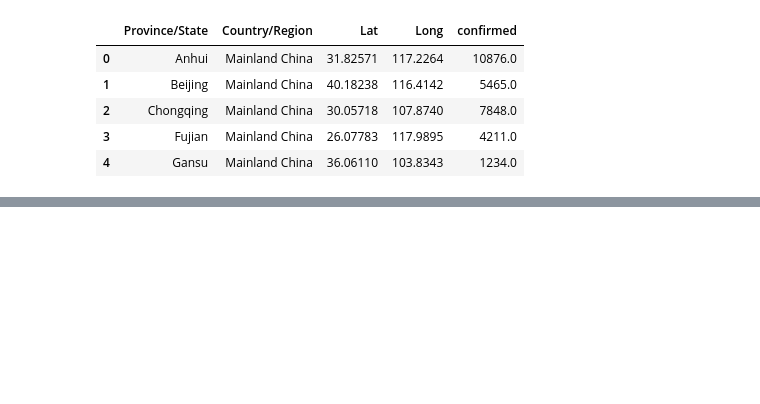
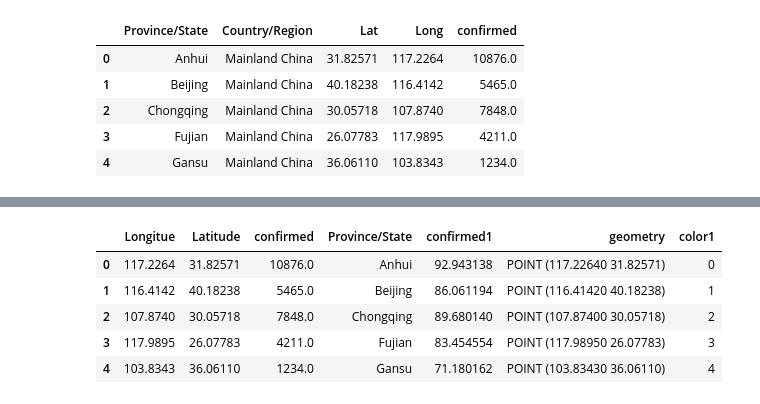
Before and after one commit to shadab4150/Clustering_projects, a Jupyter notebook: coronavirus.ipynb, the cells around one changed output, grey strips where cells are left out. Drawn from its saved outputs; the diff is of its cells as text; code cells hidden in the pictures; blank space fills up the shorter version.

```diff
--- a/coronavirus.ipynb
+++ b/coronavirus.ipynb
@@ -178,0 +181,9 @@ fig.show()
+# %%
+df2.head()
+# %% [output]
+|  | Longitue | Latitude | confirmed | Province/State | confirmed1 | geometry | color1 |
+| 0 | 117.2264 | 31.82571 | 10876.0 | Anhui | 92.943138 | POINT (117.22640 31.82571) | 0 |
+| 1 | 116.4142 | 40.18238 | 5465.0 | Beijing | 86.061194 | POINT (116.41420 40.18238) | 1 |
+| 2 | 107.8740 | 30.05718 | 7848.0 | Chongqing | 89.680140 | POINT (107.87400 30.05718) | 2 |
+| 3 | 117.9895 | 26.07783 | 4211.0 | Fujian | 83.454554 | POINT (117.98950 26.07783) | 3 |
+| 4 | 103.8343 | 36.06110 | 1234.0 | Gansu | 71.180162 | POINT (103.83430 36.06110) | 4 |
```
Also changed, not shown: parts of 10 cells of this notebook.
